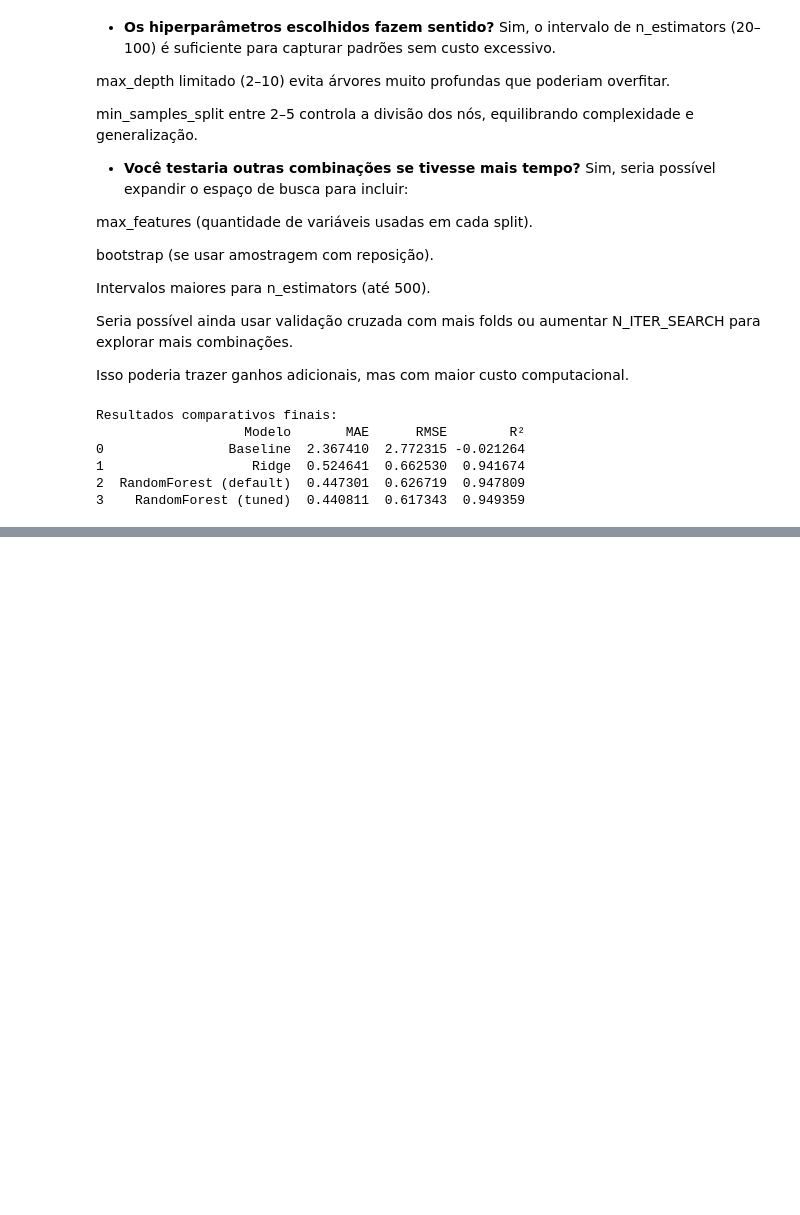
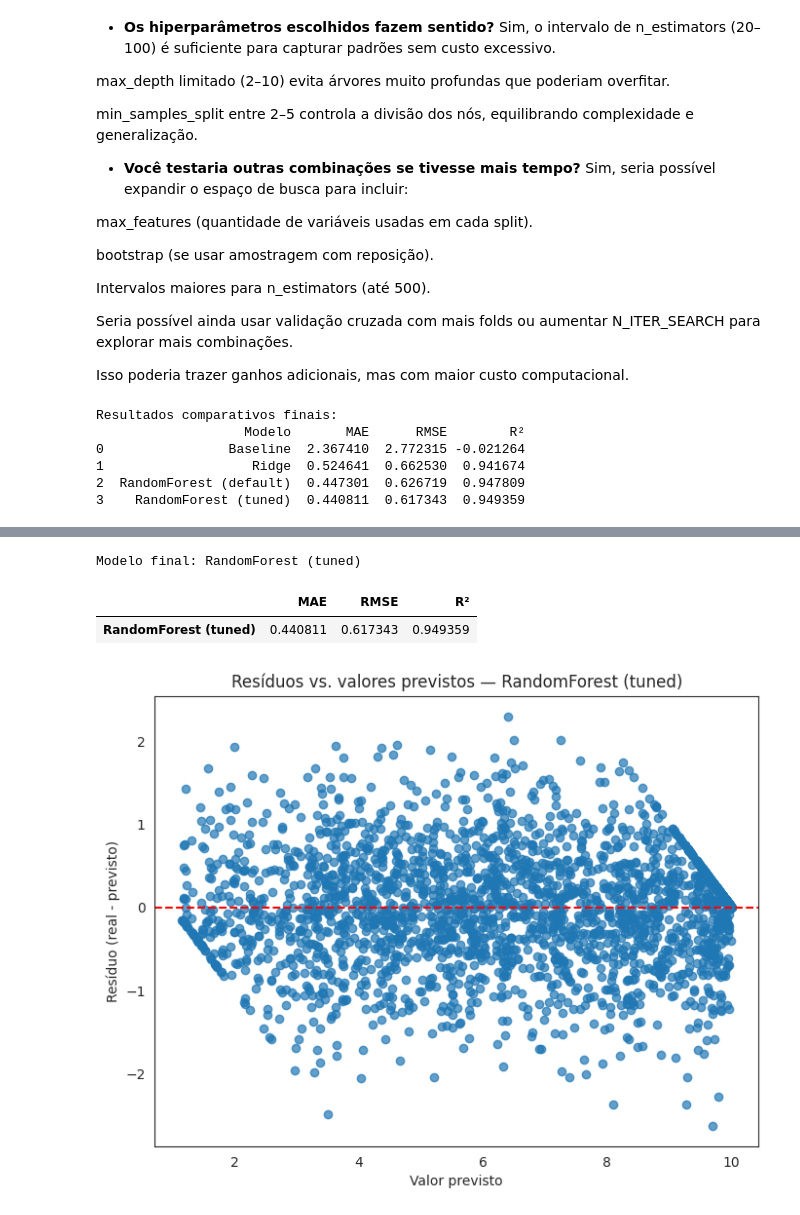
Before and after one commit to larissamitrof-collab/MVP-1, a Jupyter notebook: MVP_ML.ipynb, the cells around one changed output, grey strips where cells are left out. Cells and saved outputs as stored; diff of their text form; code cells hidden in the pictures; blank space fills up the shorter version.

```diff
--- a/MVP_ML.ipynb
+++ b/MVP_ML.ipynb
@@ -1494,0 +1529,55 @@ Seguindo a mesma linha dos níveis de estresse e qualidade do sono, os níveis d
+# %%
+import matplotlib.pyplot as plt
+import pandas as pd
+
+# === Avaliação final ===
+
+if search is not None and hasattr(search, "best_estimator_"):
+    # Se houve busca de hiperparâmetros, usa o melhor modelo encontrado
+    final_model = search.best_estimator_
+    final_model_name = "RandomForest (tuned)"
+elif "RandomForestRegressor" in candidates:
+    # Caso não tenha busca, escolhe manualmente um candidato
+    final_model_name = "RandomForest (default)"
+    final_model = candidates["RandomForestRegressor"]
+elif "Ridge" in candidates:
+    final_model_name = "Ridge"
+    final_model = candidates["Ridge"]
+else:
+    final_model = None
+    final_model_name = None
+
+print("Modelo final:", final_model_name)
+
+# Avaliação para regressão
+if final_model is not None and PROBLEM_TYPE == "regressao":
+    # Previsões no conjunto de teste
+    y_pred = final_model.predict(X_test)
+
+    # Função auxiliar para calcular métricas
+    def evaluate_regression(y_true, y_pred):
+        from sklearn.metrics import mean_absolute_error, mean_squared_error, r2_score
+        import numpy as np
+        return {
+            "MAE": mean_absolute_error(y_true, y_pred),
+            "RMSE": np.sqrt(mean_squared_error(y_true, y_pred)),
+            "R²": r2_score(y_true, y_pred)
+        }
+
+    # Mostrar métricas em tabela
+    display(pd.DataFrame([evaluate_regression(y_test, y_pred)], index=[final_model_name]))
+
+    # Gráfico de resíduos
+    residuals = y_test - y_pred
+    plt.figure(figsize=(8,6))
+    plt.scatter(y_pred, residuals, alpha=0.7)
+    plt.axhline(0, color="red", linestyle="--")
+    plt.title(f"Resíduos vs. valores previstos — {final_model_name}")
+    plt.xlabel("Valor previsto")
+    plt.ylabel("Resíduo (real - previsto)")
+    plt.show()
+# %% [output]
+Modelo final: RandomForest (tuned)
+|  | MAE | RMSE | R² |
+| RandomForest (tuned) | 0.440811 | 0.617343 | 0.949359 |
+[figure, added]
```
Also changed, not shown: parts of 10 cells of this notebook.
